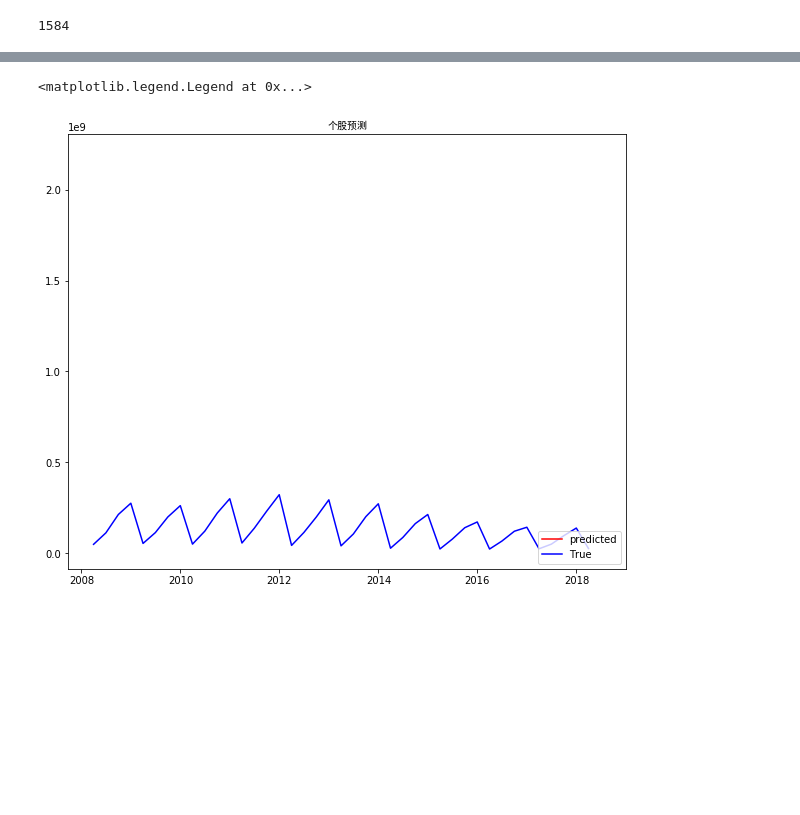
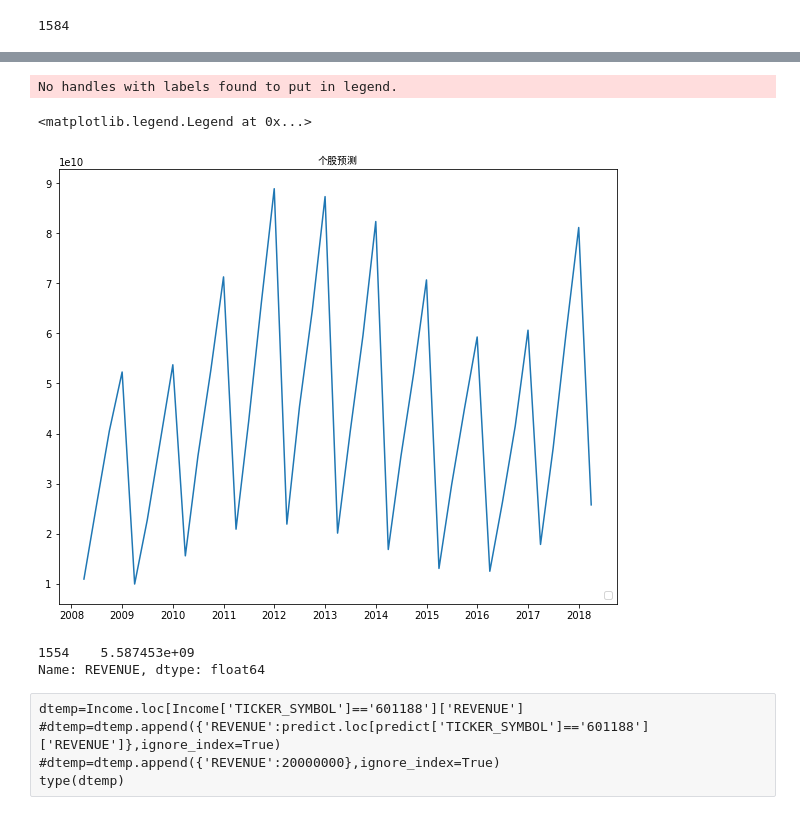
Before and after one commit to hyang1985/-, a Jupyter notebook: 上市公司营收预测.ipynb, the cells around one changed output, grey strips where cells are left out. Drawn from its saved outputs; the diff is of its cells as text; code cells hidden in the pictures; blank space fills up the shorter version.

```diff
--- a/上市公司营收预测.ipynb
+++ b/上市公司营收预测.ipynb
@@ -400,9 +346,21 @@ fig.tight_layout()
 # %%
 fig = plt.figure(figsize=(10, 8))
 plt.title('个股预测',fontproperties='SimHei')
-plt.plot(pred,'r-',label='predicted')
-plt.plot(dtemp,'b-',label='True')
+plt.plot(Income.loc[Income['TICKER_SYMBOL']=='601898']['REVENUE'].index,Income.loc[Income['TICKER_SYMBOL']=='601898']['REVENUE'])
+#plt.plot(predict.loc[predict['TICKER_SYMBOL']=='601898']['REVENUE'],'o')
+#plt.plot(dtemp,'b-',label='True')
 plt.legend(loc='lower right')
 # %% [output]
-<matplotlib.legend.Legend at 0x...>
+No handles with labels found to put in legend.
+<matplotlib.legend.Legend at 0x...>
-[figure, old version]
+[figure, new version]
+# %%
+predict.loc[predict['TICKER_SYMBOL']=='601188']['REVENUE']
+# %% [output]
+1554    5.587453e+09
+Name: REVENUE, dtype: float64
+# %% [raw]
+dtemp=Income.loc[Income['TICKER_SYMBOL']=='601188']['REVENUE']
+#dtemp=dtemp.append({'REVENUE':predict.loc[predict['TICKER_SYMBOL']=='601188']['REVENUE']},ignore_index=True)
+#dtemp=dtemp.append({'REVENUE':20000000},ignore_index=True)
+type(dtemp)
```
Also changed, not shown: parts of 11 cells of this notebook.
